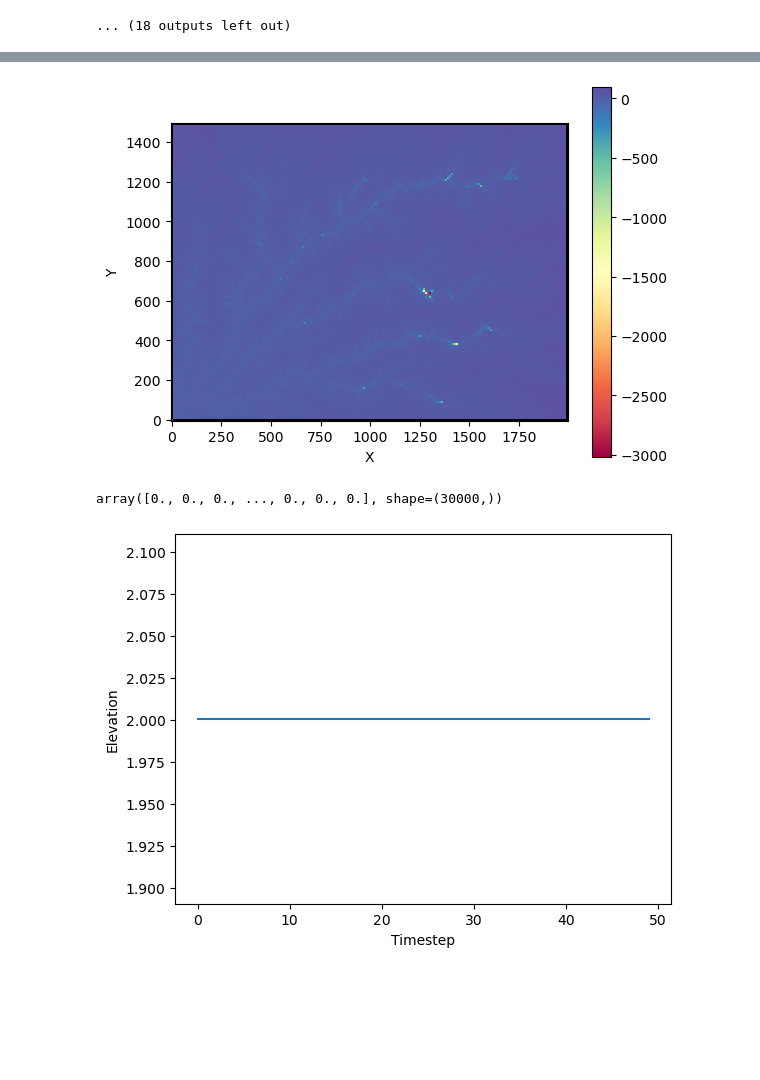
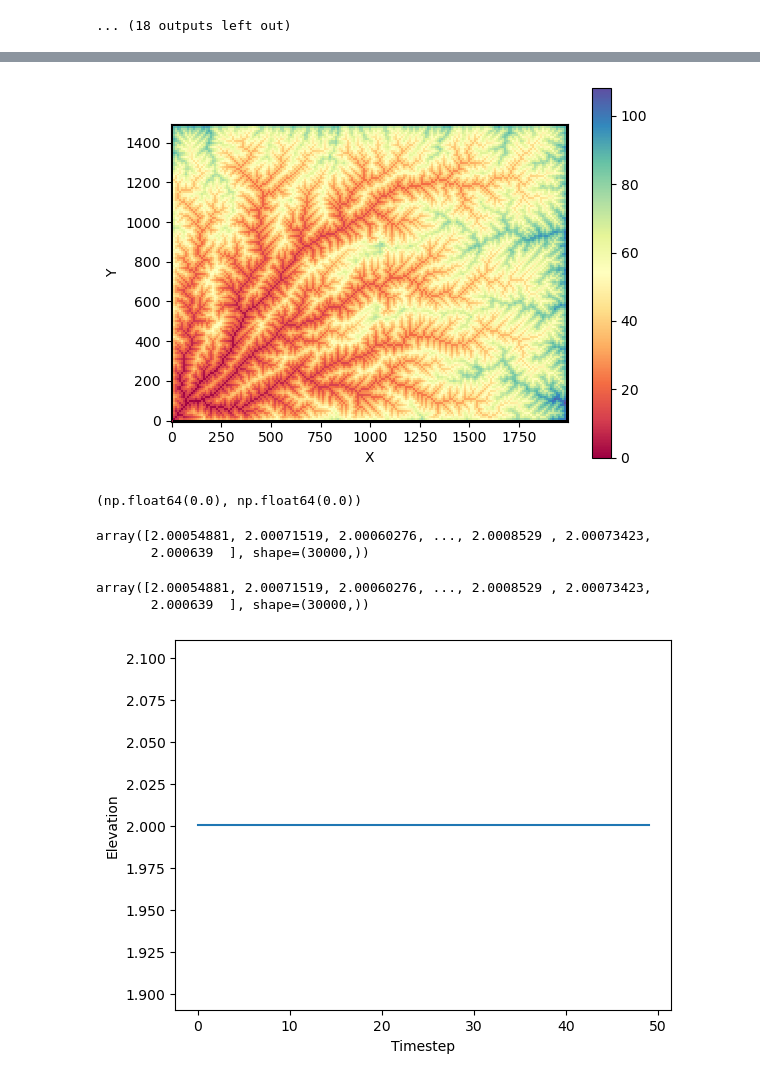
Before and after one commit to csdms-espin/ESPIn_2026_sed_flow, a Jupyter notebook: 00_Grid.ipynb, the cells around one changed output, grey strips where cells are left out. Cells and saved outputs as stored; diff of their text form; code cells hidden in the pictures; blank space fills up the shorter version.

```diff
--- a/00_Grid.ipynb
+++ b/00_Grid.ipynb
@@ -576,10 +578,22 @@ np.float64(-3016.7520560607313)
 # %%
-imshow_grid(mg, "topographic__elevation", cmap="Spectral")
+# imshow_grid(mg, "topographic__elevation", cmap="Spectral")
-# %% [output]
-[figure, removed]
+# %%
+imshow_grid(mg, "topographic__elevation", cmap="Spectral", vmin=0)
+# %% [output]
+[figure, added]
 # %%
 elevation_TX = mg.at_node["topographic__elevation"]
 topoelvtn_diff = elevation_TX - elevation_T1
-topoelvtn_diff
+max(topoelvtn_diff), min(topoelvtn_diff)
 # %% [output]
-array([0., 0., 0., ..., 0., 0., 0.], shape=(30000,))
+(np.float64(0.0), np.float64(0.0))
+# %%
+elevation_TX
+# %% [output]
+array([2.00054881, 2.00071519, 2.00060276, ..., 2.0008529 , 2.00073423,
+       2.000639  ], shape=(30000,))
+# %%
+elevation_T1
+# %% [output]
+array([2.00054881, 2.00071519, 2.00060276, ..., 2.0008529 , 2.00073423,
+       2.000639  ], shape=(30000,))
```
Also changed, not shown: parts of 7 cells of this notebook.
